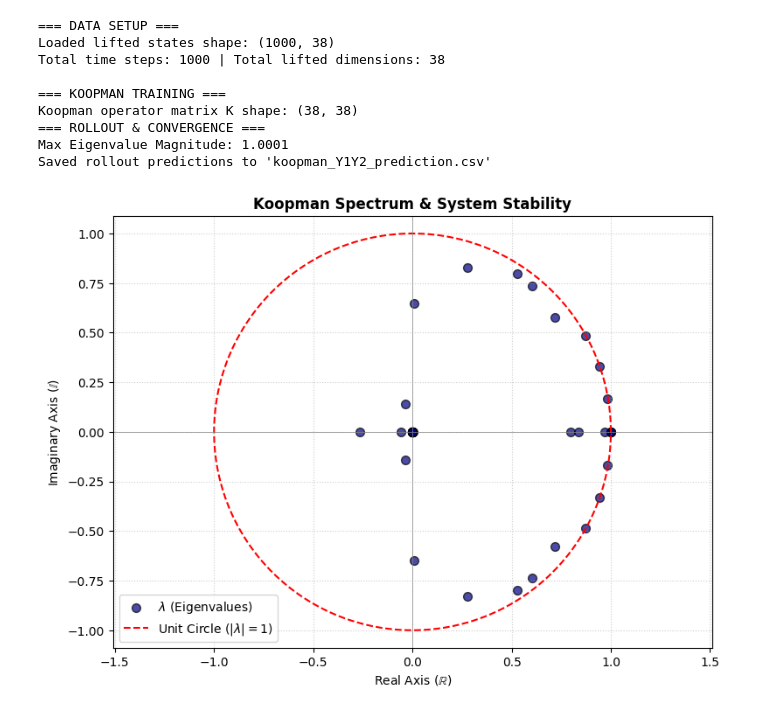
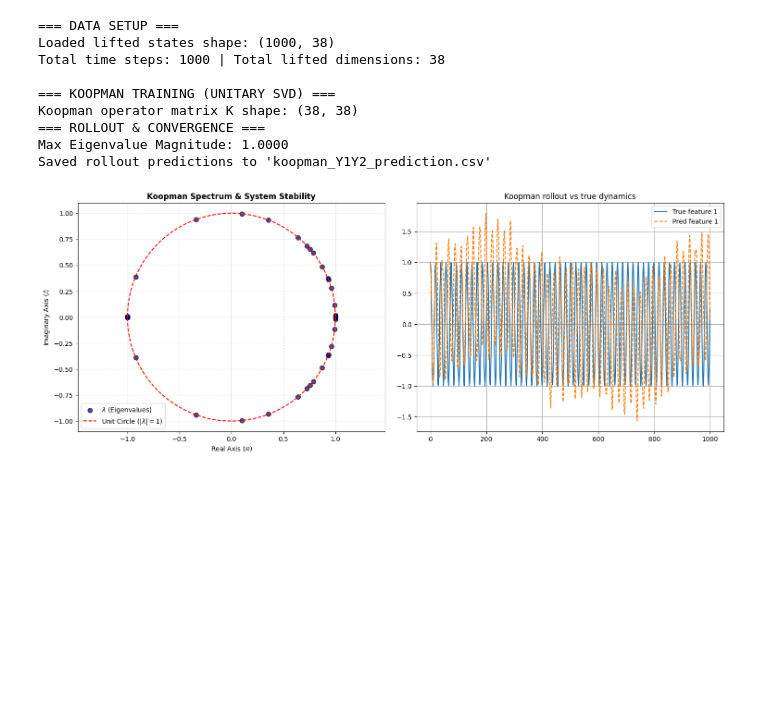
Before and after one commit to SS26-27-JMU-Praktikum-Koopman-EDMD/orekit-propagator, a Jupyter notebook: src/edmd.ipynb, the cells around one changed output. Saved outputs shown, nothing was run; the diff lists cells and outputs as text; code cells hidden in the pictures; blank space fills up the shorter version.

Commit message:
Add EDMD with Singular Value Decomposition

```diff
--- a/src/edmd.ipynb
+++ b/src/edmd.ipynb
@@ -26,21 +26,22 @@ print(f"=== DATA SETUP ===")
 print(f"Loaded lifted states shape: {Z.shape}")
 print(f"Total time steps: {n_samples} | Total lifted dimensions: {n_dim}\n")
 
+
 # ==============================================================================
-# 2. TRAIN KOOPMAN OPERATOR (EDMD VIA RIDGE)
+# 2. TRAIN KOOPMAN OPERATOR (EDMD VIA UNITARY SVD)
 # ==============================================================================
-# Regularization (alpha) ensures numerical stability against highly correlated data
-model = Ridge(alpha=1e-6, fit_intercept=False)
-model.fit(Z1, Z2)
+# We completely replace the Ridge model.
+# Applying SVD to Z2.T @ Z1 allows us to enforce an orthogonality constraint.
+U, _, Vt = np.linalg.svd(Z2.T @ Z1, full_matrices=False)
 
-# K represents the column-vector convention matrix: Z2.T \approx K @ Z1.T
-K = model.coef_.T
-print(f"=== KOOPMAN TRAINING ===")
+# Compute K (This matrix is now mathematically guaranteed to preserve energy)
+K = U @ Vt
+
+print(f"=== KOOPMAN TRAINING (UNITARY SVD) ===")
 print(f"Koopman operator matrix K shape: {K.shape}")
 
 # Evaluate localized 1-step accuracy
 Z1_pred = Z1 @ K.T
-
 
 # ==============================================================================
 # 3. SPECTRUM & EIGENFUNCTION ANALYSIS
@@ -87,33 +88,49 @@ plt.figure(figsize=(15, 11))
 
 # Plot A: The Koopman Spectrum (Stability & Frequencies)
 plt.subplot(2, 2, 1)
 plt.scatter(eigvals.real, eigvals.imag, color='navy', alpha=0.7, edgecolors='k', s=50, label='$\lambda$ (Eigenvalues)')
 theta = np.linspace(0, 2 * np.pi, 200)
 plt.plot(np.cos(theta), np.sin(theta), 'r--', linewidth=1.5, label='Unit Circle ($|\lambda|=1$)')
 plt.axhline(0, color='gray', linewidth=0.5)
 plt.axvline(0, color='gray', linewidth=0.5)
 plt.title("Koopman Spectrum & System Stability", fontsize=12, fontweight='bold')
 plt.xlabel("Real Axis ($\mathbb{R}$)")
 plt.ylabel("Imaginary Axis ($\mathbb{I}$)")
 plt.axis('equal')
 plt.grid(True, linestyle=':', alpha=0.6)
 plt.legend(loc='lower left')
 
 
 
 
 
 
+# Plot B: Comparison of predicted and true feature X
+
+plt.subplot(2, 2, 2)
+
+plt.plot(z_true[:, 1], label="True feature 1")
+plt.plot(z_pred[:, 1], '--', label="Pred feature 1")
+
+plt.title("Koopman rollout vs true dynamics")
+plt.legend()
+plt.grid()
+
+
+
+
+
+
 plt.tight_layout()
 plt.show()
 # %% [output]
 === DATA SETUP ===
 Loaded lifted states shape: (1000, 38)
 Total time steps: 1000 | Total lifted dimensions: 38
 
-=== KOOPMAN TRAINING ===
+=== KOOPMAN TRAINING (UNITARY SVD) ===
 Koopman operator matrix K shape: (38, 38)
 === ROLLOUT & CONVERGENCE ===
-Max Eigenvalue Magnitude: 1.0001
+Max Eigenvalue Magnitude: 1.0000
 Saved rollout predictions to 'koopman_Y1Y2_prediction.csv'
-[figure, old version]
+[figure, new version]
```
